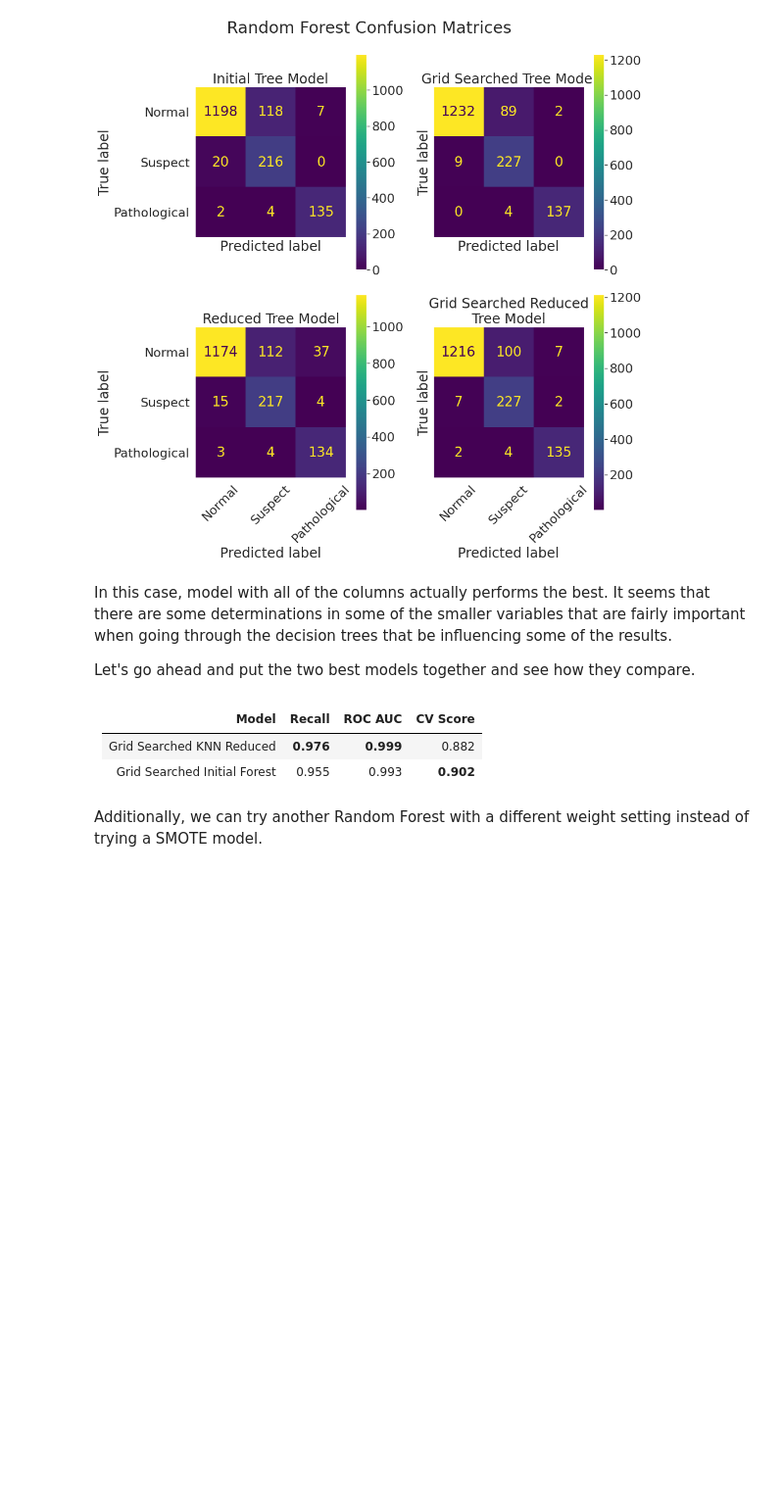
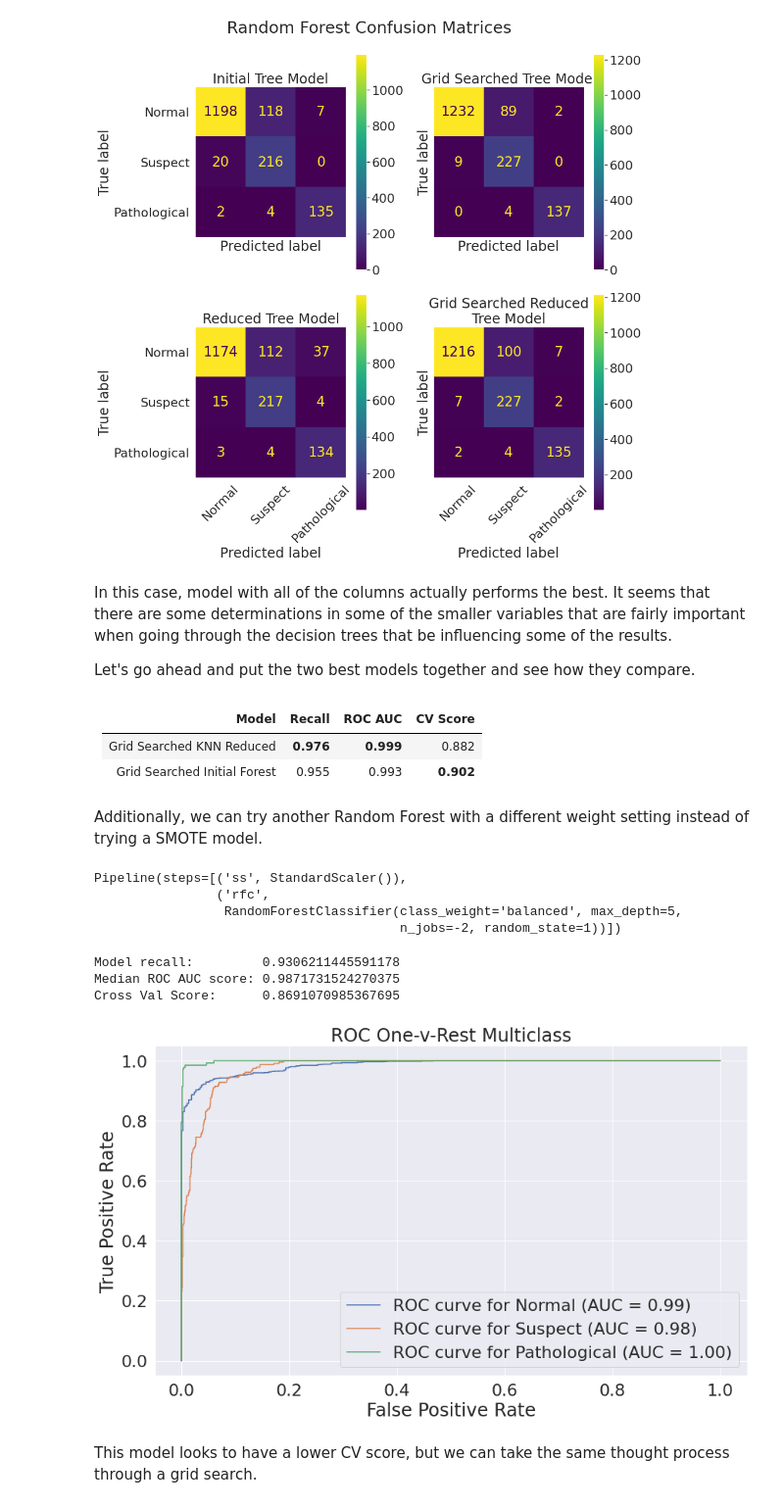
Before and after one commit to ParkedHampster/Fetal-Health-Classification-Prediction, a Jupyter notebook: scratch_books/scratch.ipynb, the cells around one changed output. Shown at 98% size. Saved outputs shown, nothing was run; the diff lists cells and outputs as text; code cells hidden in the pictures; blank space fills up the shorter version.

```diff
--- a/scratch_books/scratch.ipynb
+++ b/scratch_books/scratch.ipynb
@@ -894,3 +932,24 @@ balanced_tree_pipeline = imbPipeline(steps=[
                 max_depth=5, n_jobs=-2,
                 class_weight='balanced'))
 ])
+# %%
+balanced_tree_pipeline.fit(X_train,y_train)
+# %% [output]
+Pipeline(steps=[('ss', StandardScaler()),
+                ('rfc',
+                 RandomForestClassifier(class_weight='balanced', max_depth=5,
+                                        n_jobs=-2, random_state=1))])
+# %%
+fig, ax = plt.subplots(figsize=(14,8))
+balanced_tree = model_scoring(balanced_tree_pipeline,X_train,y_train,
+            plot_curve=True,ax=ax, class_names=health_labels,
+            average='macro')
+'';
+# %% [output]
+Model recall:         0.9306211445591178
+Median ROC AUC score: 0.9871731524270375
+Cross Val Score:      0.8691070985367695
+[figure, added]
+# %% [markdown]
+This model looks to have a lower CV score, but we can
+take the same thought process through a grid search.
```
Also changed, not shown: parts of 18 cells of this notebook, 1 other file.
